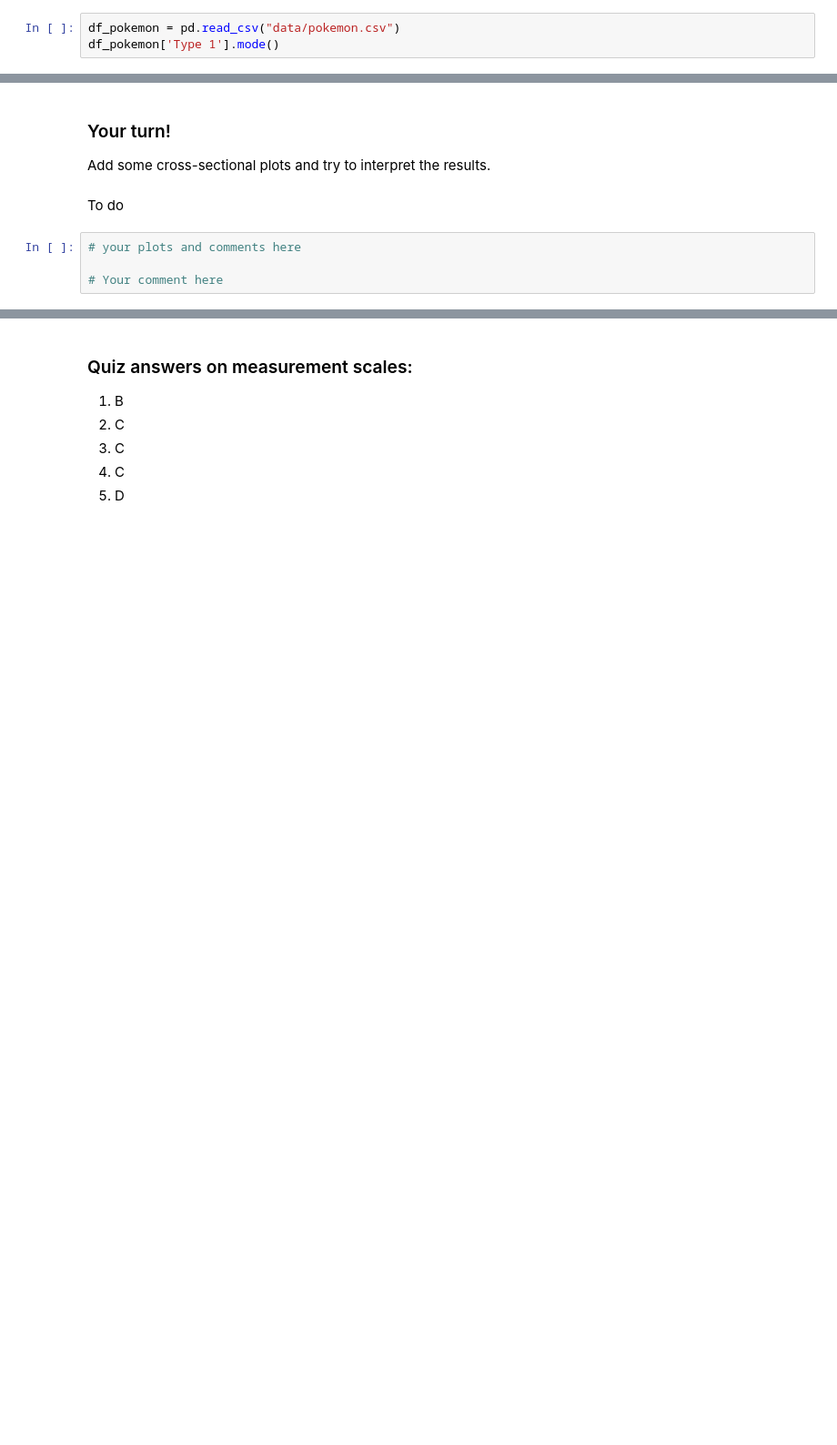
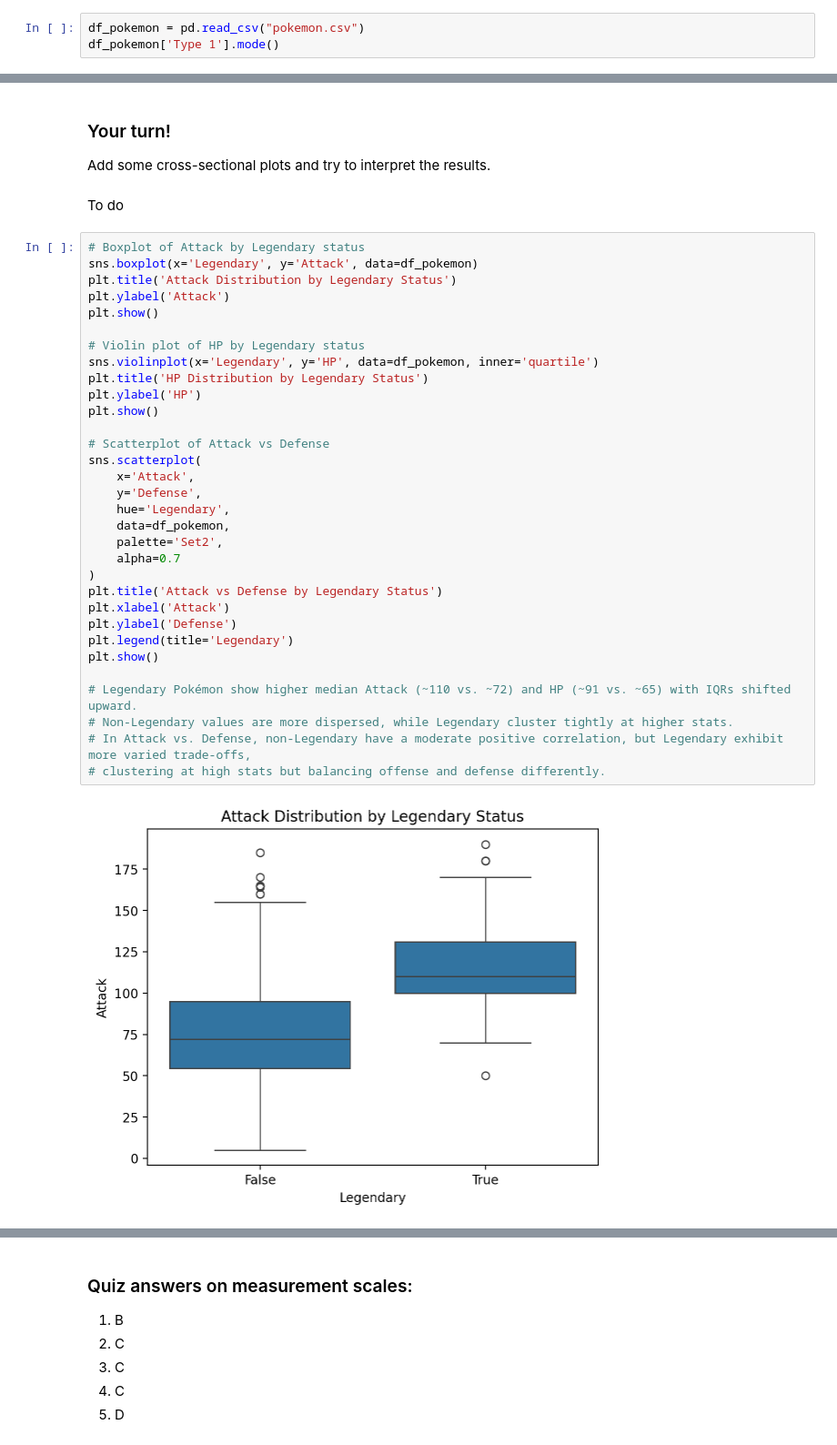
Before and after one commit to arietz/DS2025, a Jupyter notebook: Report5/Exercise8.ipynb, the cells around one changed output, grey strips where cells are left out. Shown: that part at 91% size. Saved outputs shown, nothing was run; the diff lists cells and outputs as text; blank space fills up the shorter version.

```diff
--- a/Report5/Exercise8.ipynb
+++ b/Report5/Exercise8.ipynb
@@ -343,7 +346,7 @@ Is it possible to calculate the median of the column “continent”? Why or why
 
 Unlike `median` or `average`, `mode` can be used with **categorical** data.
 # %%
-df_pokemon = pd.read_csv("data/pokemon.csv")
+df_pokemon = pd.read_csv("pokemon.csv")
 df_pokemon['Type 1'].mode()
 # %% [output]
 0    Water
@@ -1108,6 +1111,36 @@ Add some cross-sectional plots and try to interpret the results.
 # %% [markdown]
 To do
 # %%
-# your plots and comments here
+# Boxplot of Attack by Legendary status
+sns.boxplot(x='Legendary', y='Attack', data=df_pokemon)
+plt.title('Attack Distribution by Legendary Status')
+plt.ylabel('Attack')
+plt.show()
 
-# Your comment here
+# Violin plot of HP by Legendary status
+sns.violinplot(x='Legendary', y='HP', data=df_pokemon, inner='quartile')
+plt.title('HP Distribution by Legendary Status')
+plt.ylabel('HP')
+plt.show()
+
+# Scatterplot of Attack vs Defense
+sns.scatterplot(
+    x='Attack',
+    y='Defense',
+    hue='Legendary',
+    data=df_pokemon,
+    palette='Set2',
+    alpha=0.7
+)
+plt.title('Attack vs Defense by Legendary Status')
+plt.xlabel('Attack')
+plt.ylabel('Defense')
+plt.legend(title='Legendary')
+plt.show()
+
+# Legendary Pokémon show higher median Attack (~110 vs. ~72) and HP (~91 vs. ~65) with IQRs shifted upward.
+# Non-Legendary values are more dispersed, while Legendary cluster tightly at higher stats.
+# In Attack vs. Defense, non-Legendary have a moderate positive correlation, but Legendary exhibit more varied trade-offs,
+# clustering at high stats but balancing offense and defense differently.
+# %% [output]
+[figure, added]
```
Also changed, not shown: parts of 11 cells of this notebook, 9 other files.
